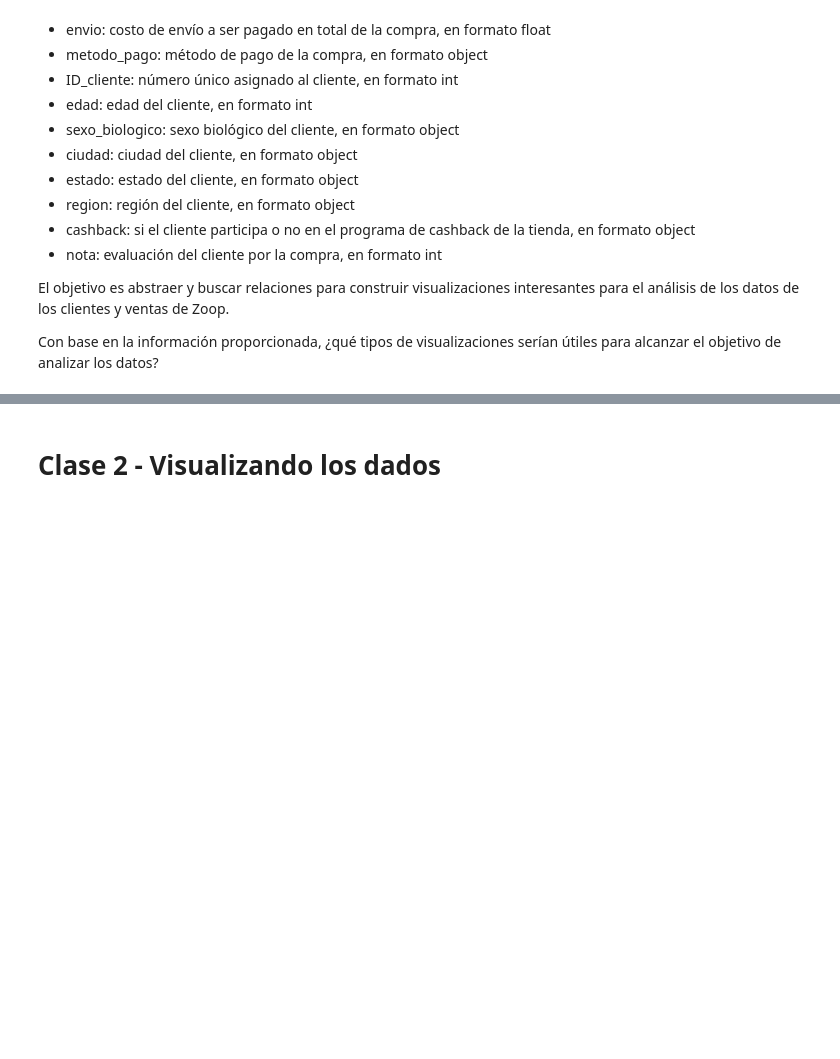
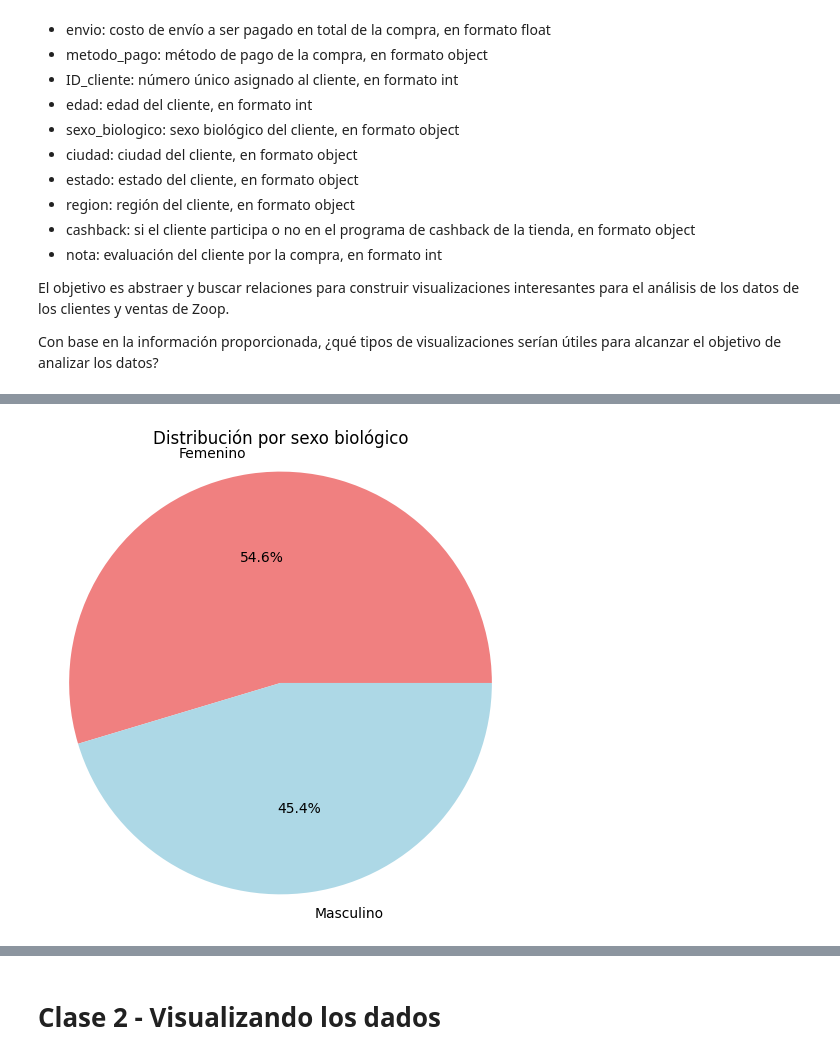
Before and after one commit to julioguzmanc/challenge-amigo-secreto_esp-main, a Jupyter notebook: IA_aplicada_a_ciencia_de_datos.ipynb, the cells around one changed output, grey strips where cells are left out. Saved outputs shown, nothing was run; the diff lists cells and outputs as text; code cells hidden in the pictures; blank space fills up the shorter version.

```diff
--- a/IA_aplicada_a_ciencia_de_datos.ipynb
+++ b/IA_aplicada_a_ciencia_de_datos.ipynb
@@ -286,0 +348,10 @@ Con base en la información proporcionada, ¿qué tipos de visualizaciones serí
+# %%
+sexo_counts = clientes["sexo_biologico"].value_counts()
+
+plt.figure(figsize=(6,6))
+plt.pie(sexo_counts, labels=sexo_counts.index, autopct="%1.1f%%", colors=['lightcoral', 'lightblue'])
+plt.title("Distribución por sexo biológico")
+plt.axis("equal")
+plt.show()
+# %% [output]
+[figure, added]
```
Also changed, not shown: parts of 41 cells of this notebook.
